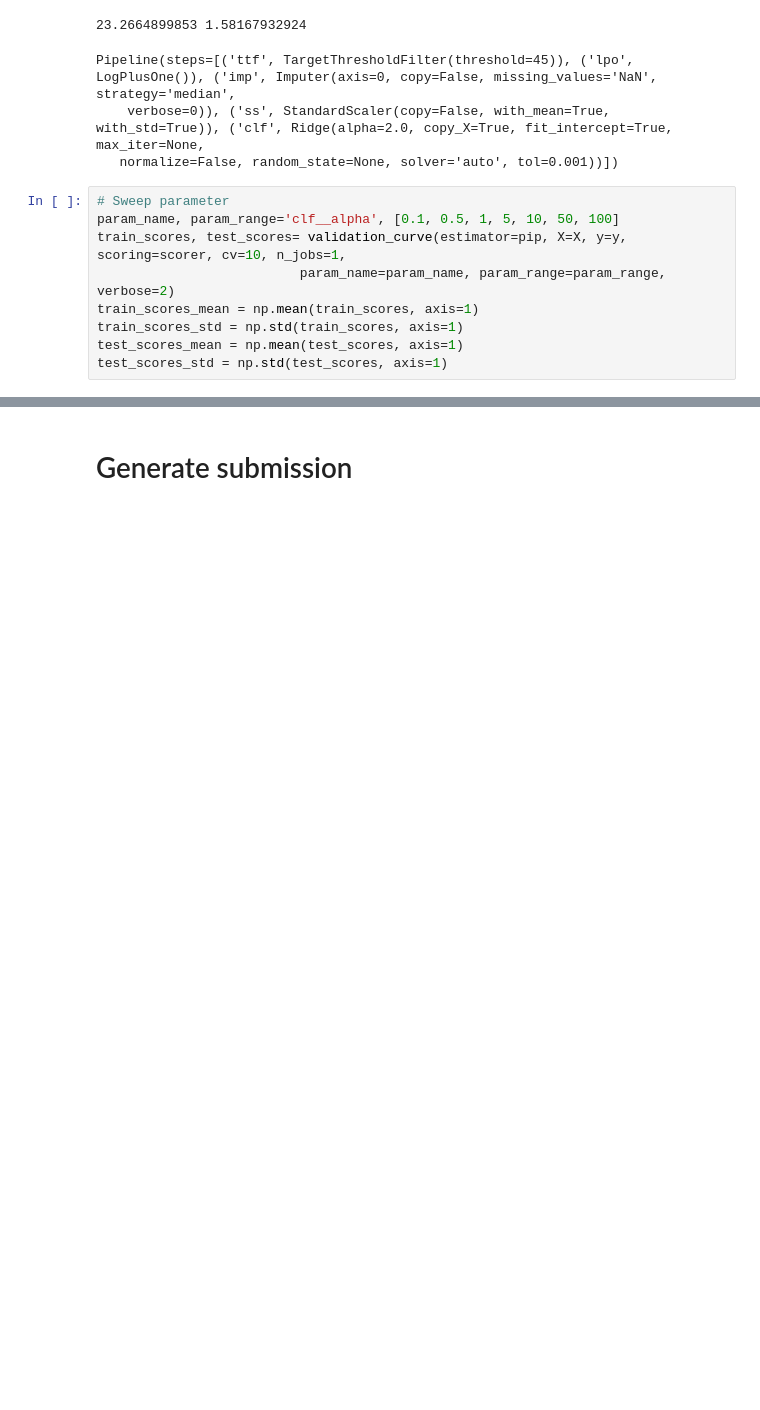
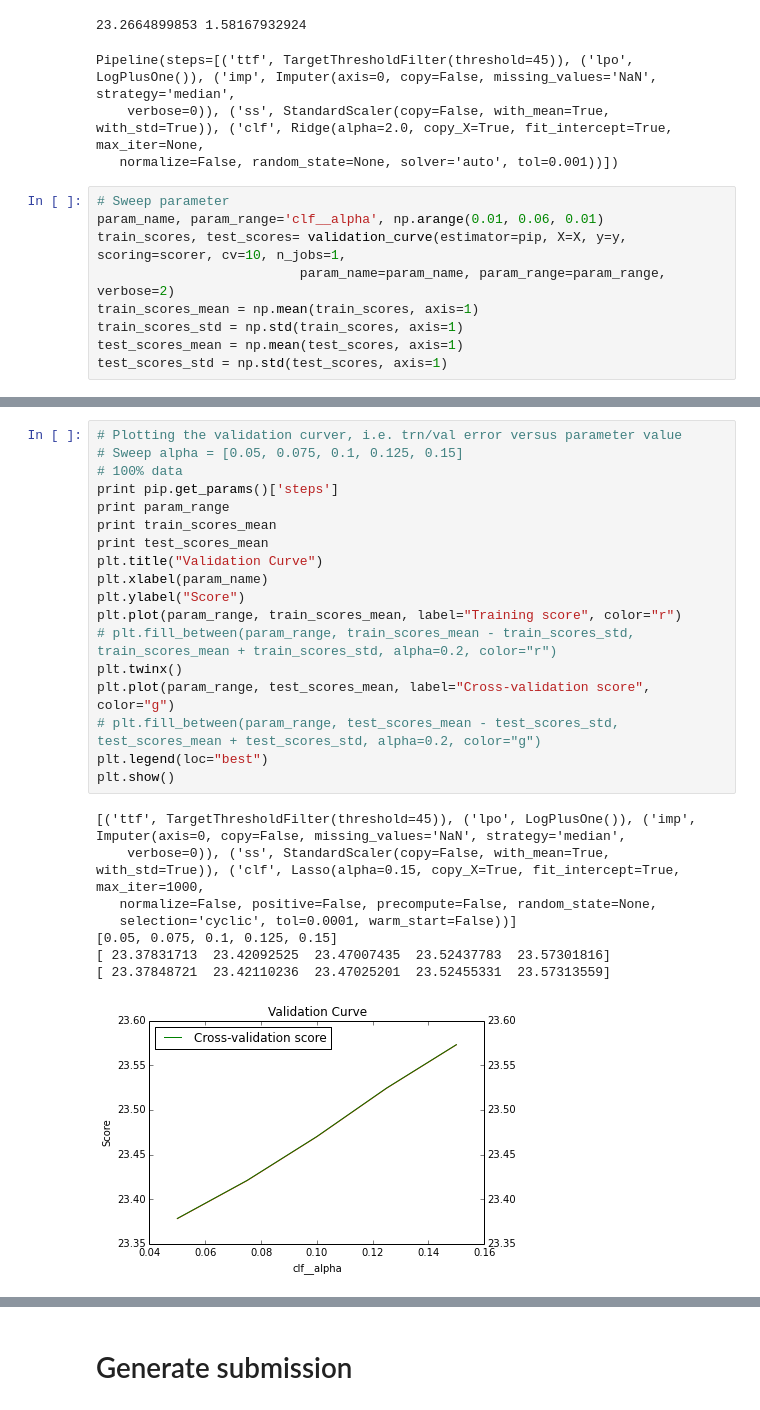
Before and after one commit to zaxliu/howmuchrainii, a Jupyter notebook: lewis/ml_test_lasso_1123.ipynb, the cells around one changed output, grey strips where cells are left out. Saved outputs shown, nothing was run; the diff lists cells and outputs as text; blank space fills up the shorter version.

```diff
--- a/lewis/ml_test_lasso_1123.ipynb
+++ b/lewis/ml_test_lasso_1123.ipynb
@@ -102,7 +102,7 @@ Pipeline(steps=[('ttf', TargetThresholdFilter(threshold=45)), ('lpo', LogPlusOne
    normalize=False, random_state=None, solver='auto', tol=0.001))])
 # %%
 # Sweep parameter
-param_name, param_range='clf__alpha', [0.1, 0.5, 1, 5, 10, 50, 100]
+param_name, param_range='clf__alpha', np.arange(0.01, 0.06, 0.01)
 train_scores, test_scores= validation_curve(estimator=pip, X=X, y=y, scoring=scorer, cv=10, n_jobs=1,
                           param_name=param_name, param_range=param_range, verbose=2)
 train_scores_mean = np.mean(train_scores, axis=1)
@@ -132,0 +161,27 @@ plt.show()
+# %%
+# Plotting the validation curver, i.e. trn/val error versus parameter value
+# Sweep alpha = [0.05, 0.075, 0.1, 0.125, 0.15]
+# 100% data
+print pip.get_params()['steps']
+print param_range
+print train_scores_mean
+print test_scores_mean
+plt.title("Validation Curve")
+plt.xlabel(param_name)
+plt.ylabel("Score")
+plt.plot(param_range, train_scores_mean, label="Training score", color="r")
+# plt.fill_between(param_range, train_scores_mean - train_scores_std, train_scores_mean + train_scores_std, alpha=0.2, color="r")
+plt.twinx()
+plt.plot(param_range, test_scores_mean, label="Cross-validation score", color="g")
+# plt.fill_between(param_range, test_scores_mean - test_scores_std, test_scores_mean + test_scores_std, alpha=0.2, color="g")
+plt.legend(loc="best")
+plt.show()
+# %% [output]
+[('ttf', TargetThresholdFilter(threshold=45)), ('lpo', LogPlusOne()), ('imp', Imputer(axis=0, copy=False, missing_values='NaN', strategy='median',
+    verbose=0)), ('ss', StandardScaler(copy=False, with_mean=True, with_std=True)), ('clf', Lasso(alpha=0.15, copy_X=True, fit_intercept=True, max_iter=1000,
+   normalize=False, positive=False, precompute=False, random_state=None,
+   selection='cyclic', tol=0.0001, warm_start=False))]
+[0.05, 0.075, 0.1, 0.125, 0.15]
+[ 23.37831713  23.42092525  23.47007435  23.52437783  23.57301816]
+[ 23.37848721  23.42110236  23.47025201  23.52455331  23.57313559]
+[figure, added]
```
Also changed, not shown: parts of 3 cells of this notebook, 5 other files.
